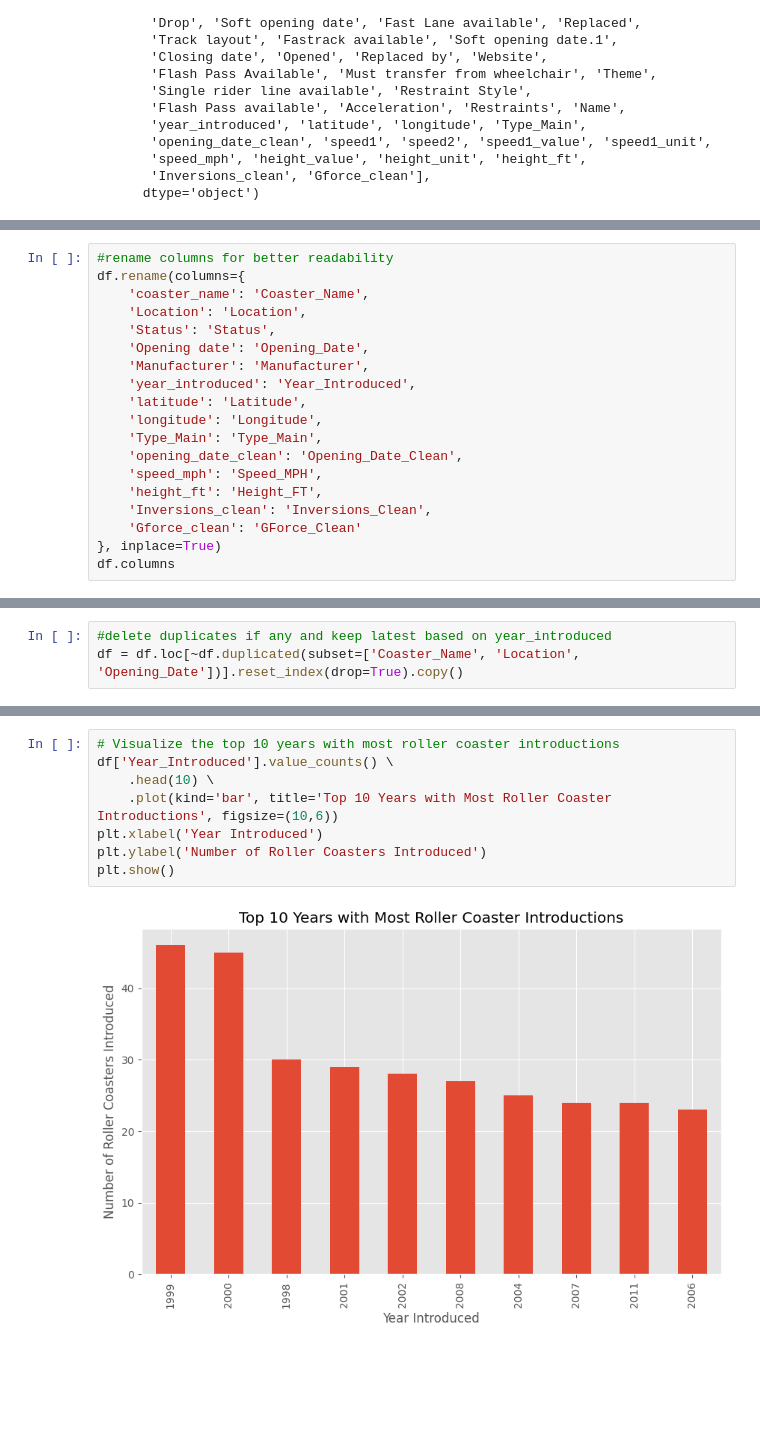
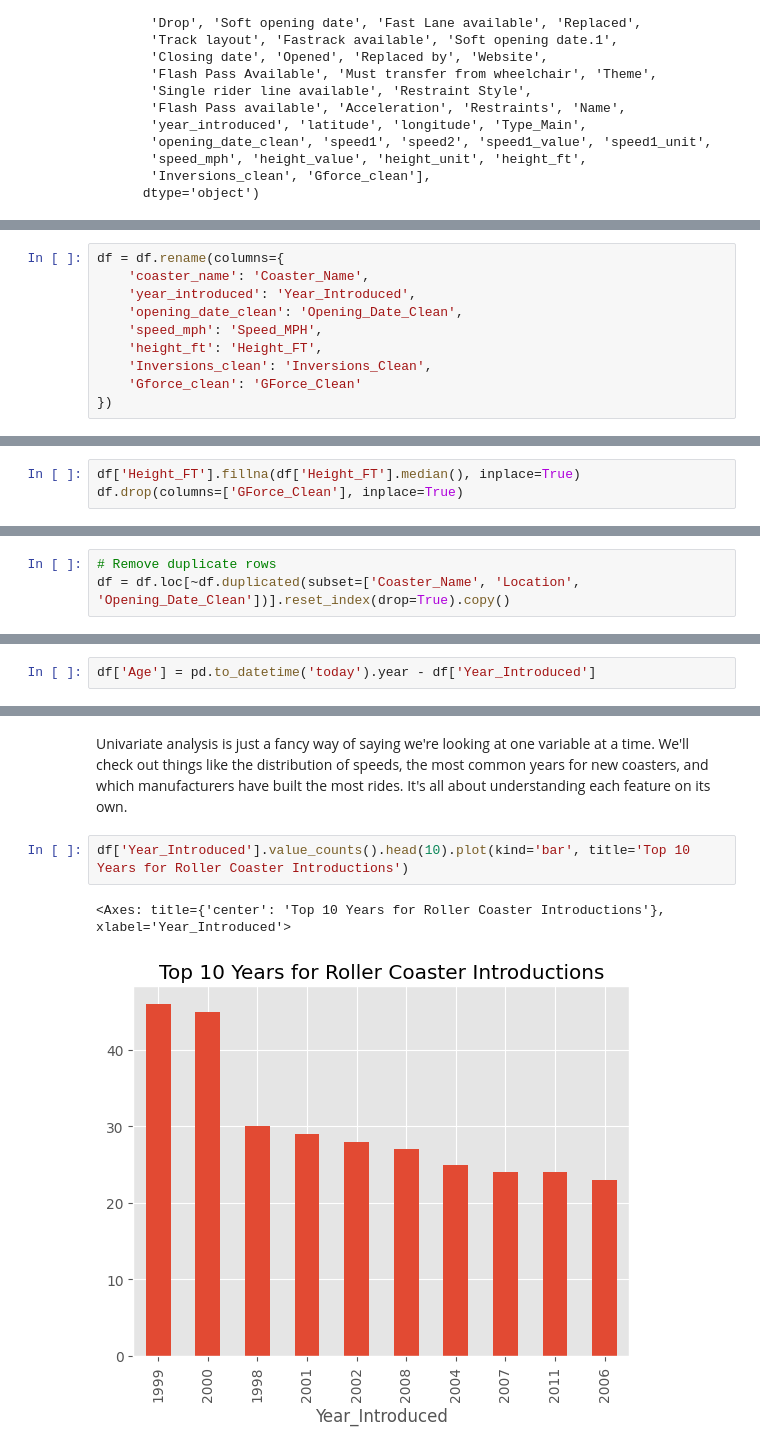
Before and after one commit to flegaspi700/AI-Learning-Journey, a Jupyter notebook: 001_Data_Analysis/EDA_Roller_Coaster.ipynb, the cells around one changed output, grey strips where cells are left out. Drawn from its saved outputs; the diff is of its cells as text; blank space fills up the shorter version.

```diff
--- a/001_Data_Analysis/EDA_Roller_Coaster.ipynb
+++ b/001_Data_Analysis/EDA_Roller_Coaster.ipynb
@@ -194,19 +102,10 @@ memory usage: 119.0+ KB
 # %%
-#rename columns for better readability
-df.rename(columns={
+df = df.rename(columns={
     'coaster_name': 'Coaster_Name',
-    'Location': 'Location',
-    'Status': 'Status',
-    'Opening date': 'Opening_Date',
-    'Manufacturer': 'Manufacturer',
     'year_introduced': 'Year_Introduced',
-    'latitude': 'Latitude',
-    'longitude': 'Longitude',
-    'Type_Main': 'Type_Main',
     'opening_date_clean': 'Opening_Date_Clean',
     'speed_mph': 'Speed_MPH',
     'height_ft': 'Height_FT',
     'Inversions_clean': 'Inversions_Clean',
     'Gforce_clean': 'GForce_Clean'
-}, inplace=True)
-df.columns
+})
@@ -236,0 +133,3 @@ dtype: int64
+# %%
+df['Height_FT'].fillna(df['Height_FT'].median(), inplace=True)
+df.drop(columns=['GForce_Clean'], inplace=True)
@@ -266,3 +149,3 @@ df.shape
 # %%
-#delete duplicates if any and keep latest based on year_introduced
-df = df.loc[~df.duplicated(subset=['Coaster_Name', 'Location', 'Opening_Date'])].reset_index(drop=True).copy()
+# Remove duplicate rows
+df = df.loc[~df.duplicated(subset=['Coaster_Name', 'Location', 'Opening_Date_Clean'])].reset_index(drop=True).copy()
@@ -290,0 +156,2 @@ Name: count, Length: 101, dtype: int64
+# %%
+df['Age'] = pd.to_datetime('today').year - df['Year_Introduced']
@@ -291,11 +162,8 @@ Name: count, Length: 101, dtype: int64
+# %% [markdown]
+Univariate analysis is just a fancy way of saying we're looking at one variable at a time. We'll check out things like the distribution of speeds, the most common years for new coasters, and which manufacturers have built the most rides. It's all about understanding each feature on its own.
 # %%
-# Visualize the top 10 years with most roller coaster introductions
-df['Year_Introduced'].value_counts() \
-    .head(10) \
-    .plot(kind='bar', title='Top 10 Years with Most Roller Coaster Introductions', figsize=(10,6))
-plt.xlabel('Year Introduced')
-plt.ylabel('Number of Roller Coasters Introduced')
-plt.show()
+df['Year_Introduced'].value_counts().head(10).plot(kind='bar', title='Top 10 Years for Roller Coaster Introductions')
 # %% [output]
+<Axes: title={'center': 'Top 10 Years for Roller Coaster Introductions'}, xlabel='Year_Introduced'>
-[figure, old version]
+[figure, new version]
 # %%
```
Also changed, not shown: parts of 52 cells of this notebook, 2 other files.
